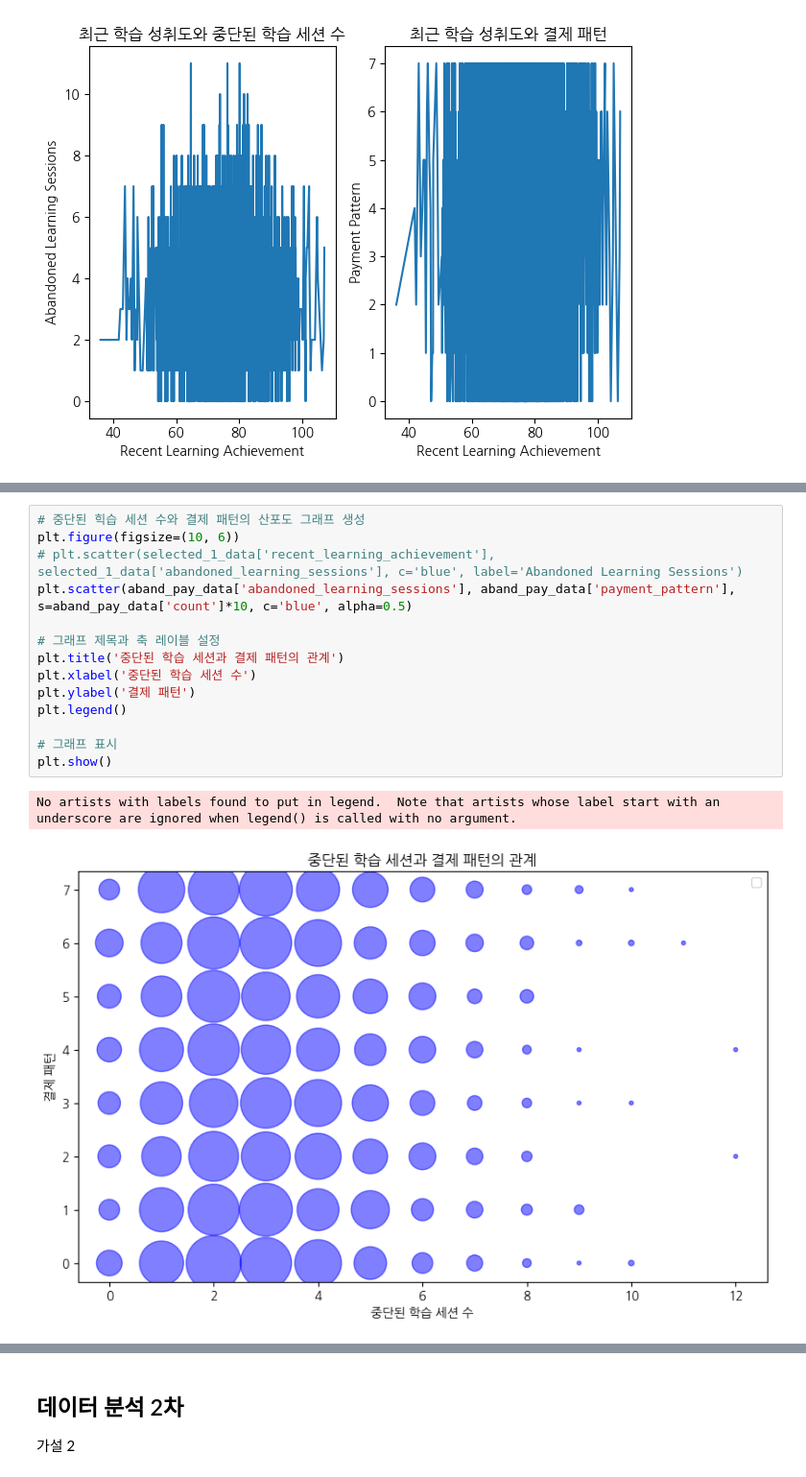
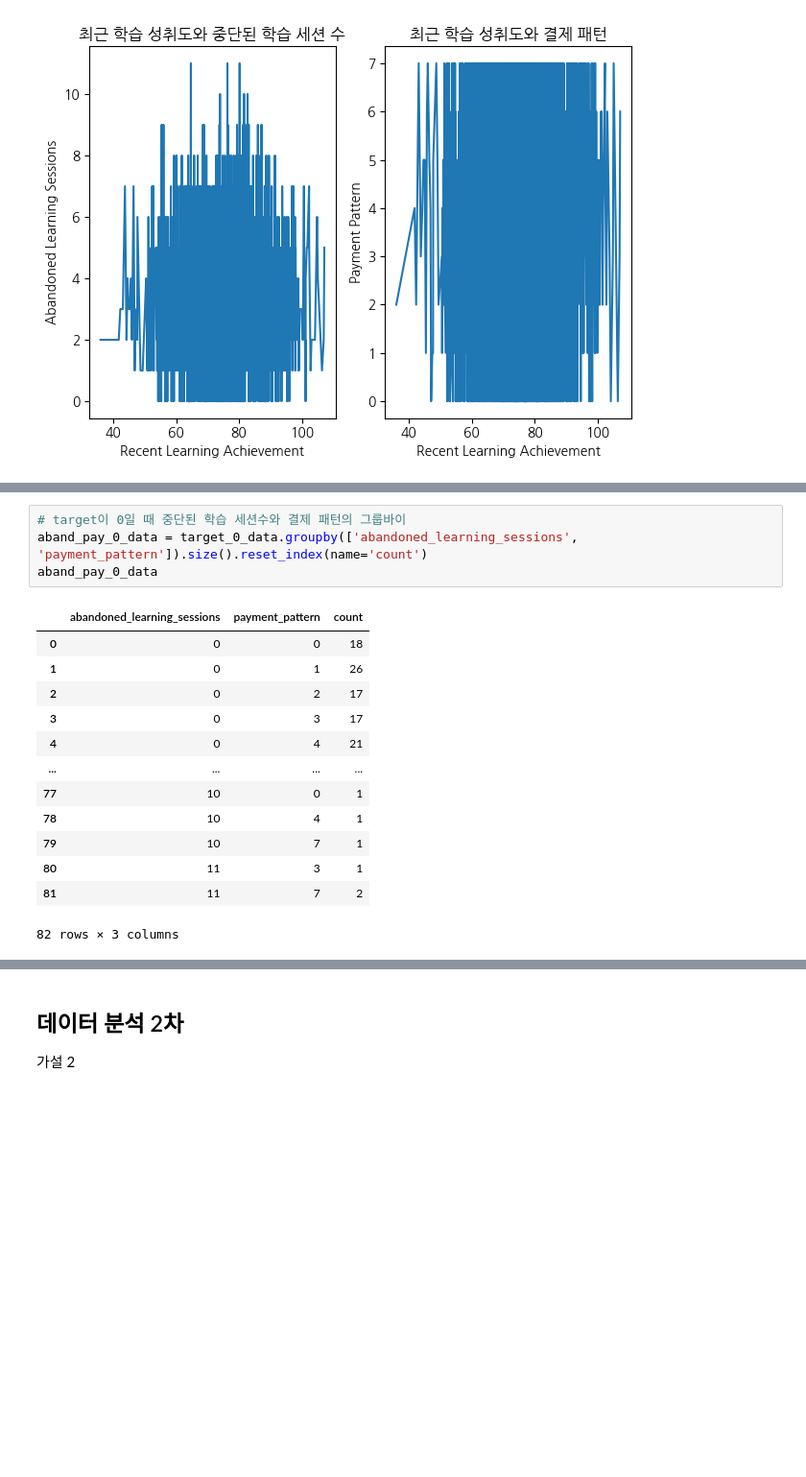
Before and after one commit to YeonsuJI/WASSUP4, a Jupyter notebook: 05_Data_Analysis/DA_Mini_Project.ipynb, the cells around one changed output, grey strips where cells are left out. Shown: that part at 96% size. Saved outputs shown, nothing was run; the diff lists cells and outputs as text; blank space fills up the shorter version.

```diff
--- a/05_Data_Analysis/DA_Mini_Project.ipynb
+++ b/05_Data_Analysis/DA_Mini_Project.ipynb
@@ -299,20 +257,21 @@ aband_pay_data
 | 83 | 12 | 2 | 1 |
 | 84 | 12 | 4 | 1 |
 85 rows × 3 columns
-# %%
-# 중단된 힉습 세션 수와 결제 패턴의 산포도 그래프 생성
-plt.figure(figsize=(10, 6))
-# plt.scatter(selected_1_data['recent_learning_achievement'], selected_1_data['abandoned_learning_sessions'], c='blue', label='Abandoned Learning Sessions')
-plt.scatter(aband_pay_data['abandoned_learning_sessions'], aband_pay_data['payment_pattern'], s=aband_pay_data['count']*10, c='blue', alpha=0.5)
-
-# 그래프 제목과 축 레이블 설정
-plt.title('중단된 학습 세션과 결제 패턴의 관계')
-plt.xlabel('중단된 학습 세션 수')
-plt.ylabel('결제 패턴')
-plt.legend()
-
-# 그래프 표시
-plt.show()
-# %% [output]
-No artists with labels found to put in legend.  Note that artists whose label start with an underscore are ignored when legend() is called with no argument.
-[figure, removed]
+# %%
+# target이 0일 때 중단된 학습 세션수와 결제 패턴의 그룹바이
+aband_pay_0_data = target_0_data.groupby(['abandoned_learning_sessions', 'payment_pattern']).size().reset_index(name='count')
+aband_pay_0_data
+# %% [output]
+|  | abandoned_learning_sessions | payment_pattern | count |
+| 0 | 0 | 0 | 18 |
+| 1 | 0 | 1 | 26 |
+| 2 | 0 | 2 | 17 |
+| 3 | 0 | 3 | 17 |
+| 4 | 0 | 4 | 21 |
+| ... | ... | ... | ... |
+| 77 | 10 | 0 | 1 |
+| 78 | 10 | 4 | 1 |
+| 79 | 10 | 7 | 1 |
+| 80 | 11 | 3 | 1 |
+| 81 | 11 | 7 | 2 |
+82 rows × 3 columns
```
Also changed, not shown: parts of 9 cells of this notebook.
